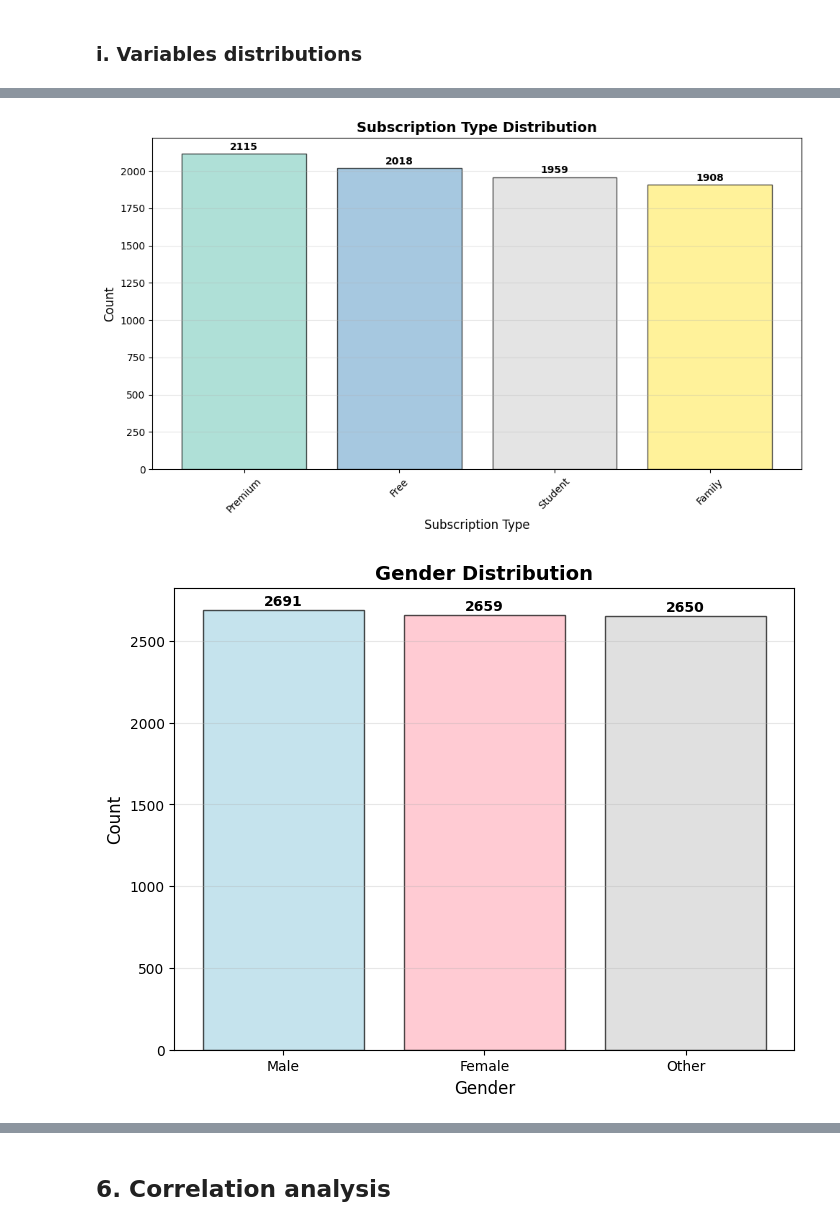
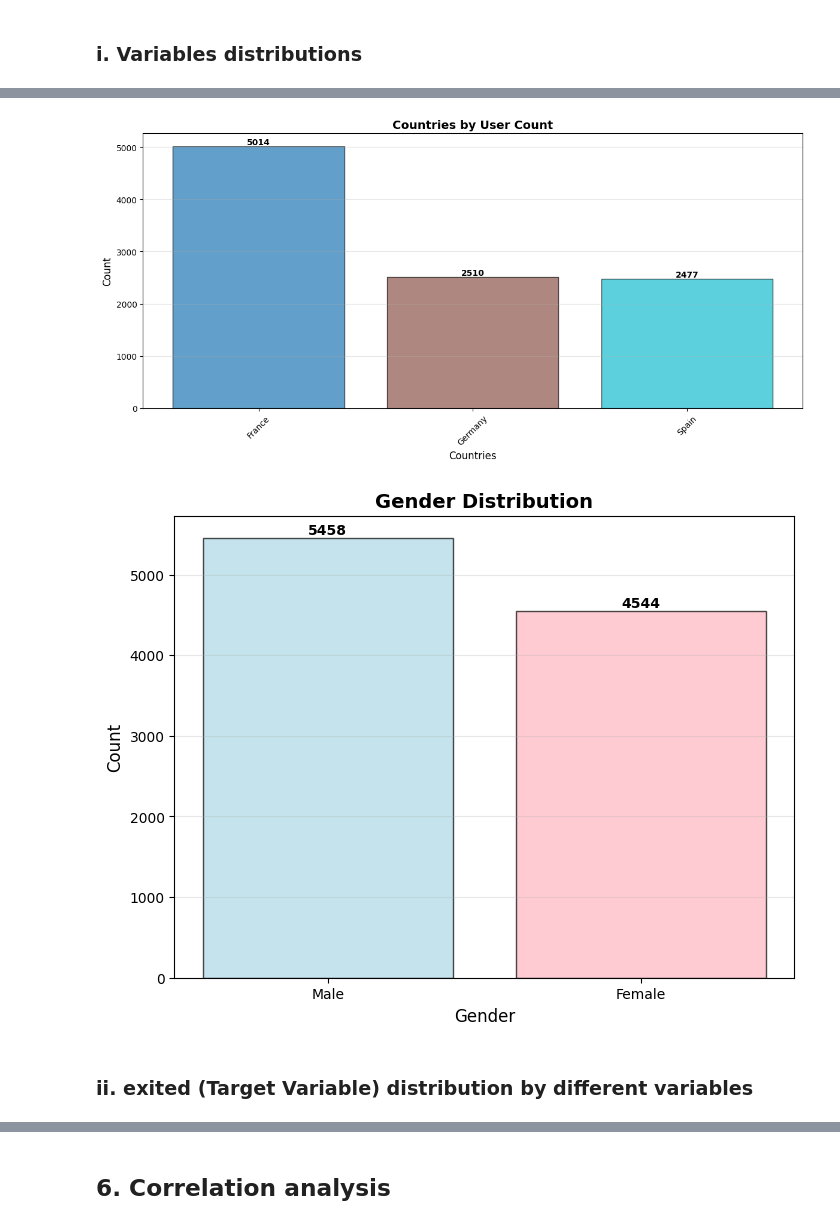
Before and after one commit to maxoubvd/S7_ML_project, a Jupyter notebook: projet_ml.ipynb, the cells around one changed output, grey strips where cells are left out. Drawn from its saved outputs; the diff is of its cells as text; code cells hidden in the pictures.

```diff
--- a/projet_ml.ipynb
+++ b/projet_ml.ipynb
@@ -13,7 +13,9 @@ from sklearn.preprocessing import StandardScaler
 # %% [markdown]
 ## 2. Dataset
 # %%
-df = pd.read_csv('spotify_churn_dataset.csv')
+df = pd.read_csv('Churn_Modelling.csv')
+# %%
+df.rename(columns={'is_churned': 'is_inactive'}, inplace=True)
 # %% [markdown]
 # II. Dataset analysis
 # %%
@@ -215,22 +224,22 @@ Min: 16, Max: 59, Mean: 37.7, Median: 38.0
 # %%
-plt.figure(figsize=(10, 6))
-subscription_counts = df['subscription_type'].value_counts()
-colors = plt.cm.Set3(np.linspace(0, 1, len(subscription_counts)))
-plt.bar(subscription_counts.index, subscription_counts.values, color=colors, alpha=0.7, edgecolor='black')
-plt.title('Subscription Type Distribution', fontsize=14, fontweight='bold')
-plt.xlabel('Subscription Type', fontsize=12)
+plt.figure(figsize=(12, 6))
+country_counts = df['Geography'].value_counts()
+colors = plt.cm.tab10(np.linspace(0, 1, len(country_counts)))
+plt.bar(country_counts.index, country_counts.values, color=colors, alpha=0.7, edgecolor='black')
+plt.title('Countries by User Count', fontsize=14, fontweight='bold')
+plt.xlabel('Countries', fontsize=12)
 plt.ylabel('Count', fontsize=12)
 plt.xticks(rotation=45)
-for i, v in enumerate(subscription_counts.values):
-    plt.text(i, v + 10, str(v), ha='center', va='bottom', fontweight='bold')
+for i, v in enumerate(country_counts.values):
+    plt.text(i, v + 5, str(v), ha='center', va='bottom', fontweight='bold')
 plt.grid(axis='y', alpha=0.3)
 plt.tight_layout()
 plt.show()
 # %% [output]
-[figure, old version]
+[figure, new version]
 # %%
 plt.figure(figsize=(8, 6))
-gender_counts = df['gender'].value_counts()
+gender_counts = df['Gender'].value_counts()
 colors = ['lightblue', 'lightpink', 'lightgray']
 plt.bar(gender_counts.index, gender_counts.values, color=colors, alpha=0.7, edgecolor='black')
 plt.title('Gender Distribution', fontsize=14, fontweight='bold')
@@ -241,4 +250,6 @@ for i, v in enumerate(gender_counts.values):
 plt.grid(axis='y', alpha=0.3)
 plt.show()
 # %% [output]
-[figure, old version]
+[figure, new version]
+# %% [markdown]
+### ii. exited (Target Variable) distribution by different variables
```
Also changed, not shown: parts of 77 cells of this notebook.
